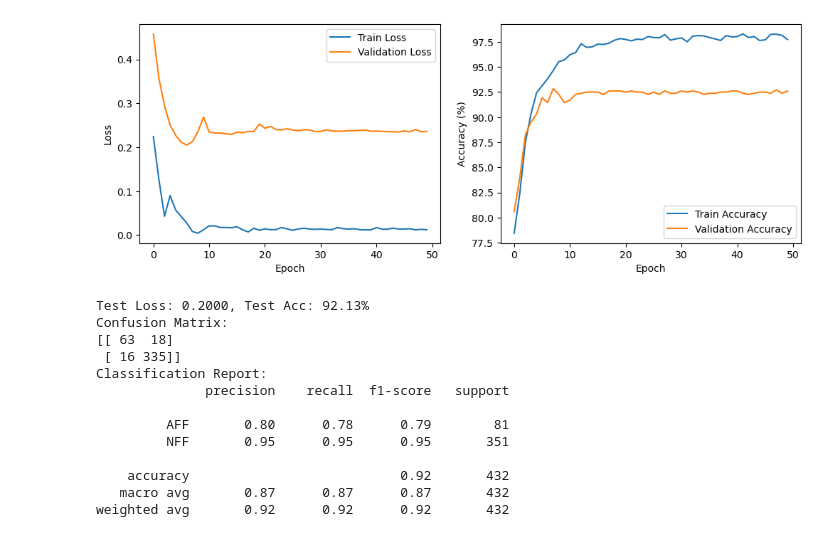
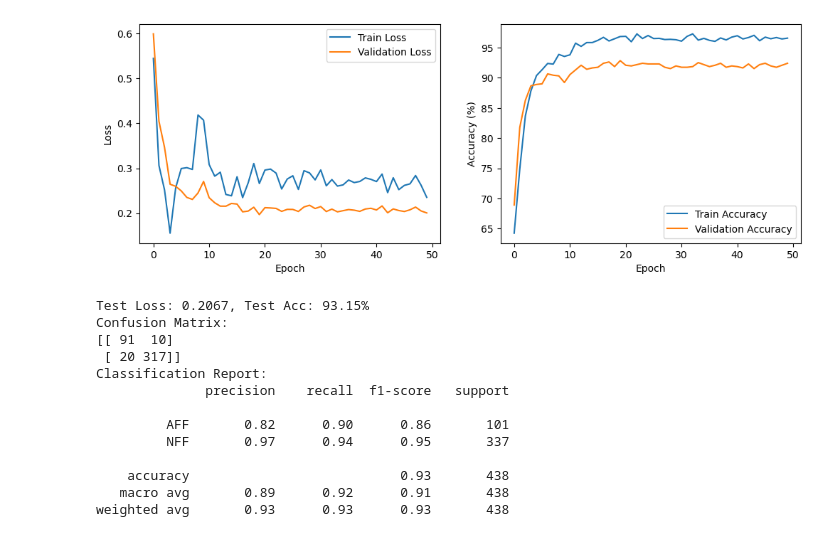
Before and after one commit to honzh073/FL, a Jupyter notebook: code/2_patient_level/2_2_patient_level.ipynb, the cells around one changed output. Drawn from its saved outputs; the diff is of its cells as text; code cells hidden in the pictures.

Commit message:
improve performance

```diff
--- a/code/2_patient_level/2_2_patient_level.ipynb
+++ b/code/2_patient_level/2_2_patient_level.ipynb
@@ -288,4 +296,9 @@ split_by_patient(dataset_root, target_root, train_ratio=0.7, val_ratio=0.2)
 # %%
+# create train val and test folder
+dataset_root = '/local/data1/honzh073/data/patient_level'
+target_root = '/local/data1/honzh073/data/patient_level_dataset'
+
+split_by_patient(dataset_root, target_root, train_ratio=0.7, val_ratio=0.2)
 
 # create dataset
 train_root = '/local/data1/honzh073/data/patient_level_dataset/train'
@@ -301,4 +314,8 @@ batch_size = 64
 train_loader = DataLoader(train_dataset, batch_size=batch_size, shuffle=True, pin_memory=True)
 validation_loader = DataLoader(validation_dataset, batch_size=batch_size, shuffle=False, pin_memory=True)
 test_loader = DataLoader(test_dataset, batch_size=batch_size, shuffle=False, pin_memory=True)
+
+# classweight
+classweight = get_classweight(train_dataset)
+print(classweight)
 # %% [output]
@@ -306,4 +325,9 @@ test_loader = DataLoader(test_dataset, batch_size=batch_size, shuffle=False, pin
 # %%
 # resnet50
-resnet50 = train_model(train_loader, validation_loader, num_epochs=50, lr=0.0001, step_size=10, gamma=0.1, model_name='resnet50')
+resnet50 = train_model(train_loader, validation_loader,
+                       classweight=classweight,
+                       num_epochs=50,
+                       lr=0.0001, step_size=10, gamma=0.1,
+                       model_name='resnet50')
+test_model(resnet50, test_loader)
 # %% [output]
@@ -327,20 +351,16 @@ Epoch 50/50, Train Loss: 0.0122, Validation Loss: 0.2363, Train Acc: 97.73%, Val
-[figure, old version]
+[figure, new version]
+Test Loss: 0.2067, Test Acc: 93.15%
+Confusion Matrix:
+[[ 91  10]
+ [ 20 317]]
+Classification Report:
+              precision    recall  f1-score   support
+
+         AFF       0.82      0.90      0.86       101
+         NFF       0.97      0.94      0.95       337
+
+    accuracy                           0.93       438
+   macro avg       0.89      0.92      0.91       438
+weighted avg       0.93      0.93      0.93       438
-# %%
-# resnet50 test performance
-test_model(resnet50, test_loader)
-# %% [output]
-Test Loss: 0.2000, Test Acc: 92.13%
-Confusion Matrix:
-[[ 63  18]
- [ 16 335]]
-Classification Report:
-              precision    recall  f1-score   support
-
-         AFF       0.80      0.78      0.79        81
-         NFF       0.95      0.95      0.95       351
-
-    accuracy                           0.92       432
-   macro avg       0.87      0.87      0.87       432
-weighted avg       0.92      0.92      0.92       432
 # %%
 # resnet101
```
Also changed, not shown: parts of 6 cells of this notebook, 2 other files.
